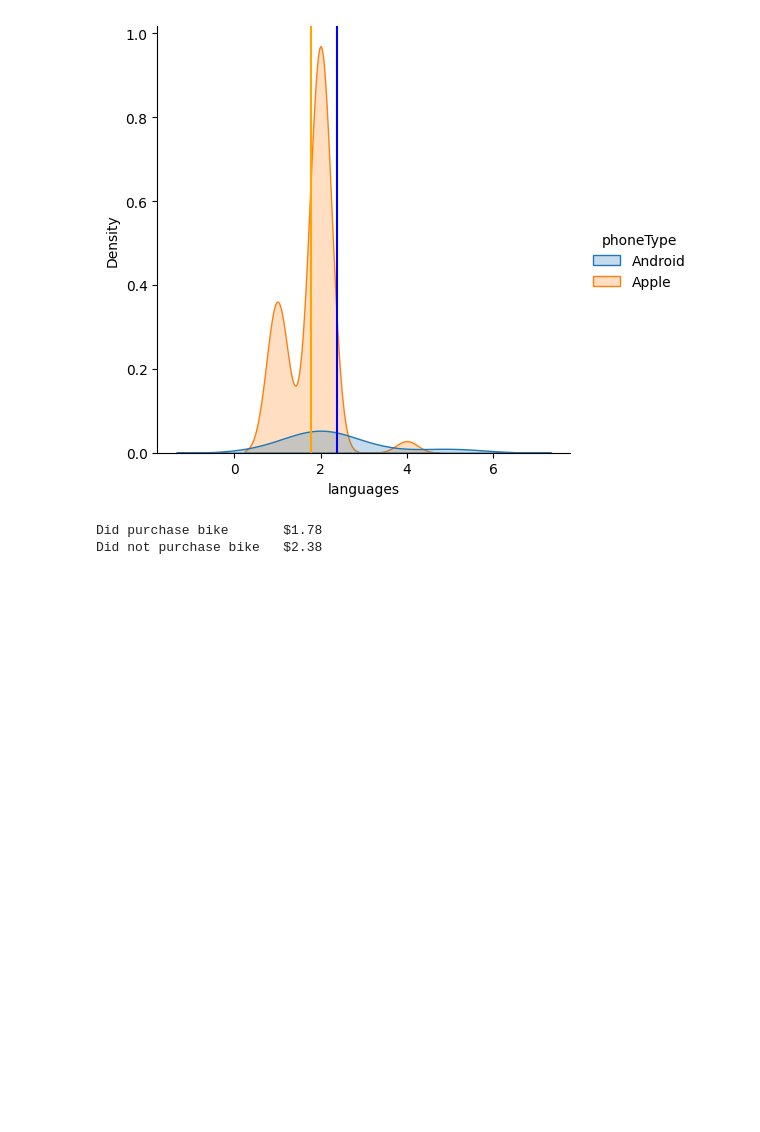
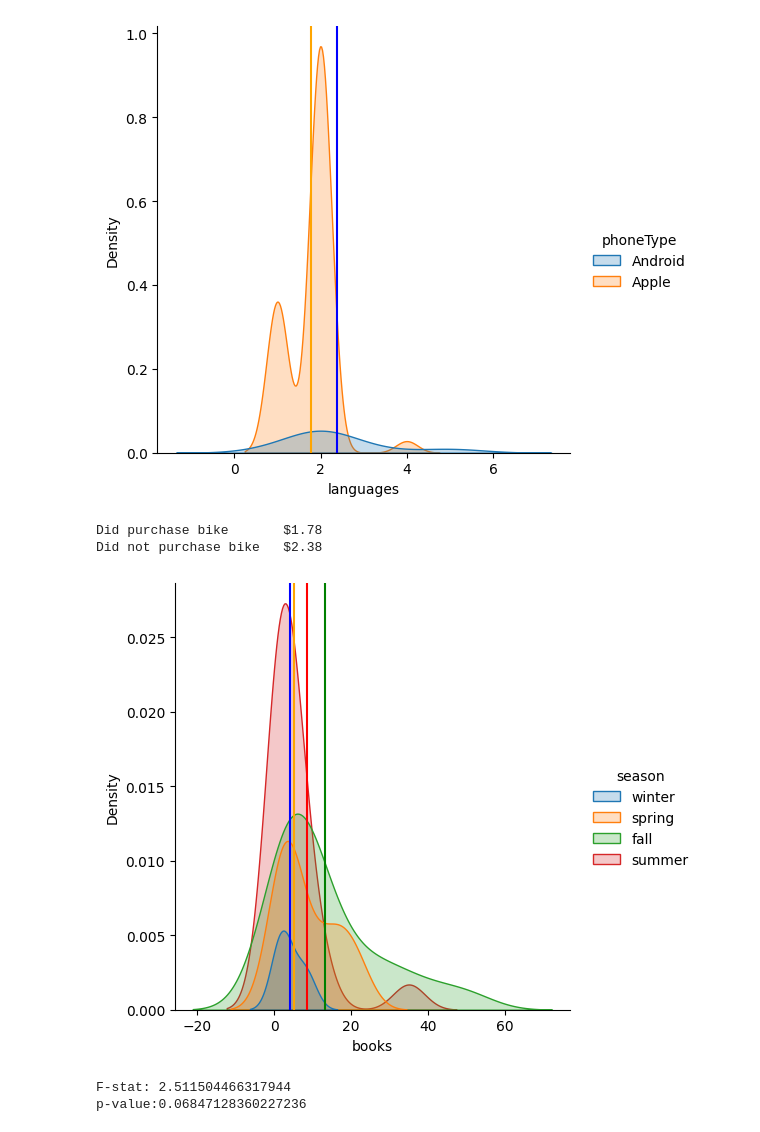
Before and after one commit to skous2/IS-505-Code, a Jupyter notebook: Class data_analyzing.ipynb, the cells around one changed output. Cells and saved outputs as stored; diff of their text form; code cells hidden in the pictures; blank space fills up the shorter version.

```diff
--- a/Class data_analyzing.ipynb
+++ b/Class data_analyzing.ipynb
@@ -273,3 +260,27 @@ print(f'Did not purchase bike\t${round(androidlang.mean(), 2)}')
 [figure]
 Did purchase bike       $1.78
 Did not purchase bike   $2.38
+# %%
+import seaborn as sns
+winterbooks = cleaned_class_df[cleaned_class_df['season'] == 'winter']['books']
+springbooks = cleaned_class_df[cleaned_class_df['season'] == 'spring']['books']
+summerbooks = cleaned_class_df[cleaned_class_df['season'] == 'summer']['books']
+fallbooks = cleaned_class_df[cleaned_class_df['season'] == 'fall']['books']
+
+
+sns.displot(cleaned_class_df, x="books", hue="season", kind='kde', fill=True)
+plt.axvline(x=winterbooks.mean(), color='blue')
+plt.axvline(x=springbooks.mean(), color='red')
+plt.axvline(x=summerbooks.mean(), color='orange')
+plt.axvline(x=fallbooks.mean(), color='green')
+plt.show()
+# %% [output]
+[figure, added]
+# %%
+f, p = stats.f_oneway(winterbooks, fallbooks, springbooks, summerbooks)
+
+print(f'F-stat: {f}')
+print(f'p-value:{p}')
+# %% [output]
+F-stat: 2.511504466317944
+p-value:0.06847128360227236
```
Also changed, not shown: parts of 4 cells of this notebook, 1 other file.
